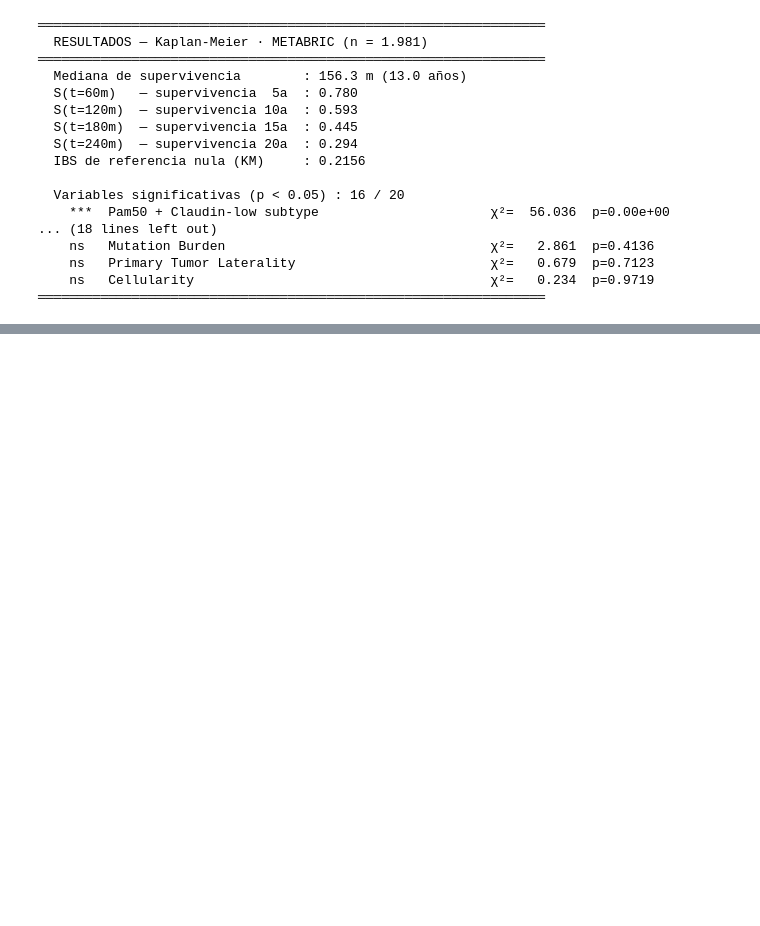
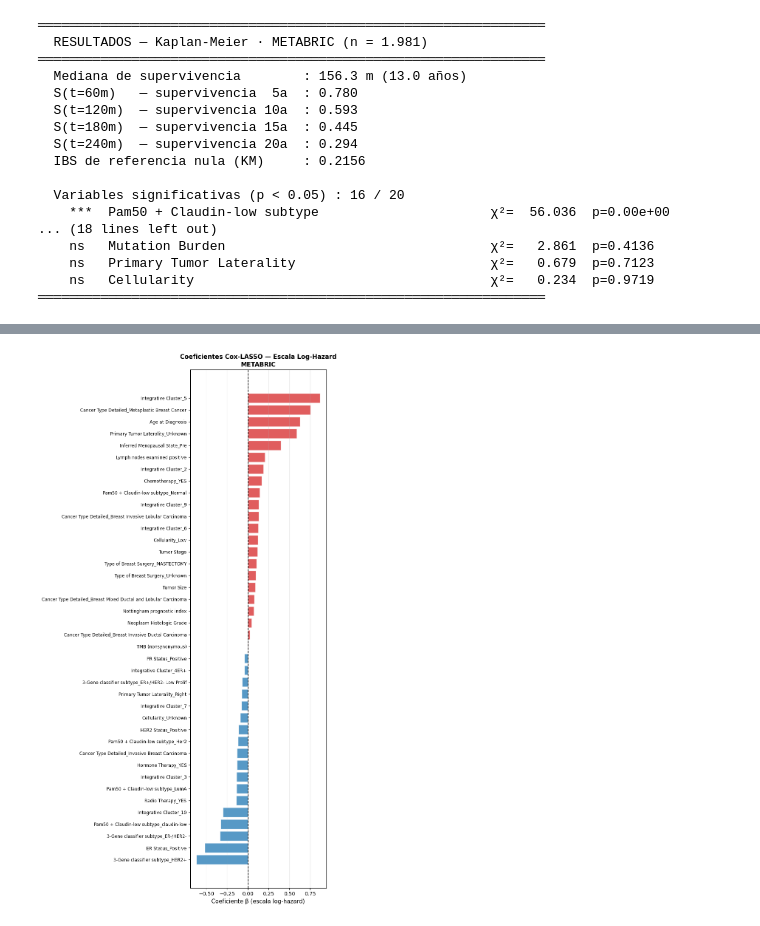
Before and after one commit to JulioUQ/TFM---Analisis-de-supervivencia-del-cancer, a Jupyter notebook: Modulo 3 - Diseño e implementacion del trabajo/code/METABRIC_Diseño_Implementacion_Modelos_inprogress.ipynb, the cells around one changed output, grey strips where cells are left out. Saved outputs shown, nothing was run; the diff lists cells and outputs as text; code cells hidden in the pictures; blank space fills up the shorter version.

```diff
--- a/Modulo 3 - Diseño e implementacion del trabajo/code/METABRIC_Diseño_Implementacion_Modelos.ipynb
+++ b/Modulo 3 - Diseño e implementacion del trabajo/code/METABRIC_Diseño_Implementacion_Modelos_inprogress.ipynb
@@ -683,0 +1017,17 @@ Para reducir las 56 covariables iniciales y evitar problemas de multicolinealida
+# %%
+# ── Gráfico de coeficientes β ordenados ─────────────────────────────────────
+coef_sorted = coef_cox.sort_values('coef')
+colors_coef = ['#d62728' if c > 0 else '#1f77b4' for c in coef_sorted['coef']]
+
+fig, ax = plt.subplots(figsize=(8, fig_h))
+ax.barh(coef_sorted['Variable'], coef_sorted['coef'], color=colors_coef, alpha=0.75, edgecolor='white')
+ax.axvline(0, color='black', linewidth=1.2, linestyle='--')
+ax.set_xlabel('Coeficiente β (escala log-hazard)', fontsize=11)
+ax.set_title('Coeficientes Cox-LASSO — Escala Log-Hazard\nMETABRIC', fontsize=12, fontweight='bold')
+ax.tick_params(axis='y', labelsize=8.5)
+ax.grid(axis='x', alpha=0.3)
+plt.tight_layout()
+plt.savefig(r'../images/Modelos/Cox/cox_lasso_coeficientes.png', dpi=150, bbox_inches='tight')
+plt.show()
+# %% [output]
+[figure, added]
```
Also changed, not shown: parts of 26 cells of this notebook, 21 other files.
